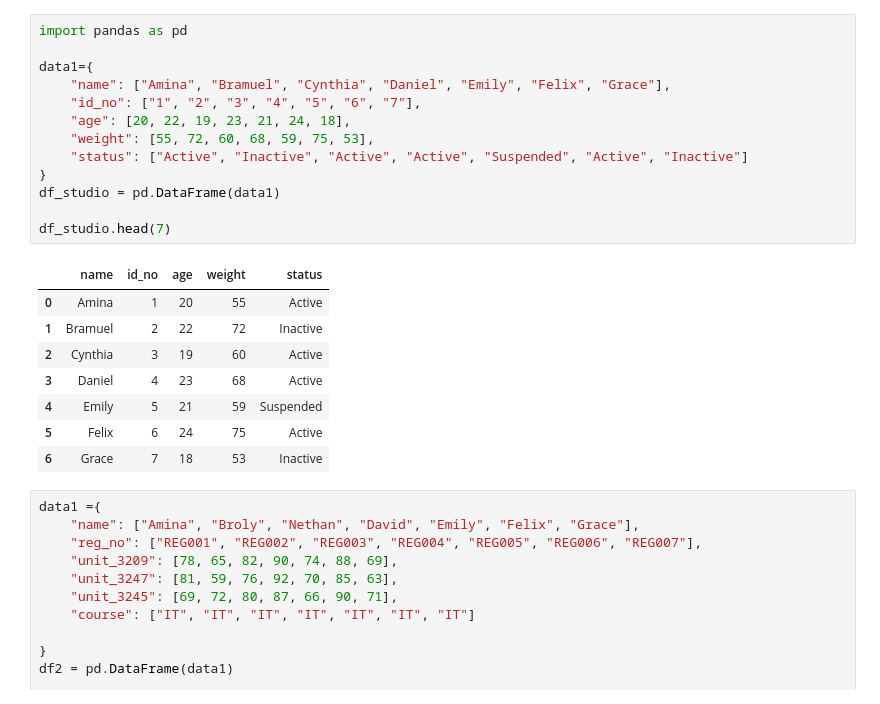
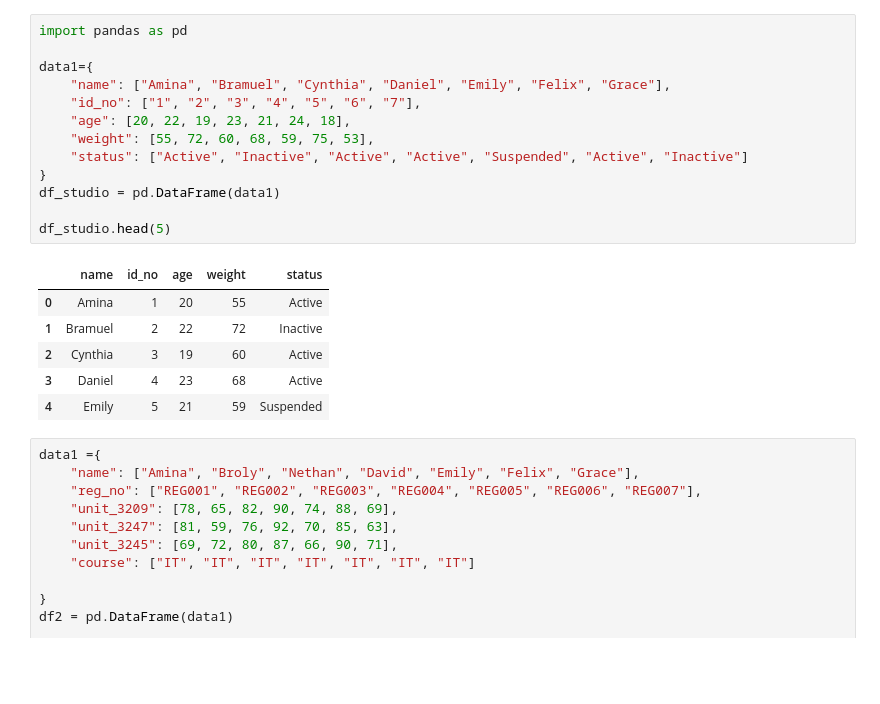
Before and after one commit to Clinton1029/Merging_data, a Jupyter notebook: Merging_data.ipynb, the cells around one changed output. Saved outputs shown, nothing was run; the diff lists cells and outputs as text; blank space fills up the shorter version.

```diff
--- a/Merging_data.ipynb
+++ b/Merging_data.ipynb
@@ -3,25 +3,23 @@
 # %%
 import pandas as pd
 
 data1={
     "name": ["Amina", "Bramuel", "Cynthia", "Daniel", "Emily", "Felix", "Grace"],
     "id_no": ["1", "2", "3", "4", "5", "6", "7"],
     "age": [20, 22, 19, 23, 21, 24, 18],
     "weight": [55, 72, 60, 68, 59, 75, 53],
     "status": ["Active", "Inactive", "Active", "Active", "Suspended", "Active", "Inactive"]
 }
 df_studio = pd.DataFrame(data1)
 
-df_studio.head(7)
+df_studio.head(5)
 # %% [output]
 |  | name | id_no | age | weight | status |
 | 0 | Amina | 1 | 20 | 55 | Active |
 | 1 | Bramuel | 2 | 22 | 72 | Inactive |
 | 2 | Cynthia | 3 | 19 | 60 | Active |
 | 3 | Daniel | 4 | 23 | 68 | Active |
 | 4 | Emily | 5 | 21 | 59 | Suspended |
-| 5 | Felix | 6 | 24 | 75 | Active |
-| 6 | Grace | 7 | 18 | 53 | Inactive |
 # %%
 data1 ={
     "name": ["Amina", "Broly", "Nethan", "David", "Emily", "Felix", "Grace"],
```
